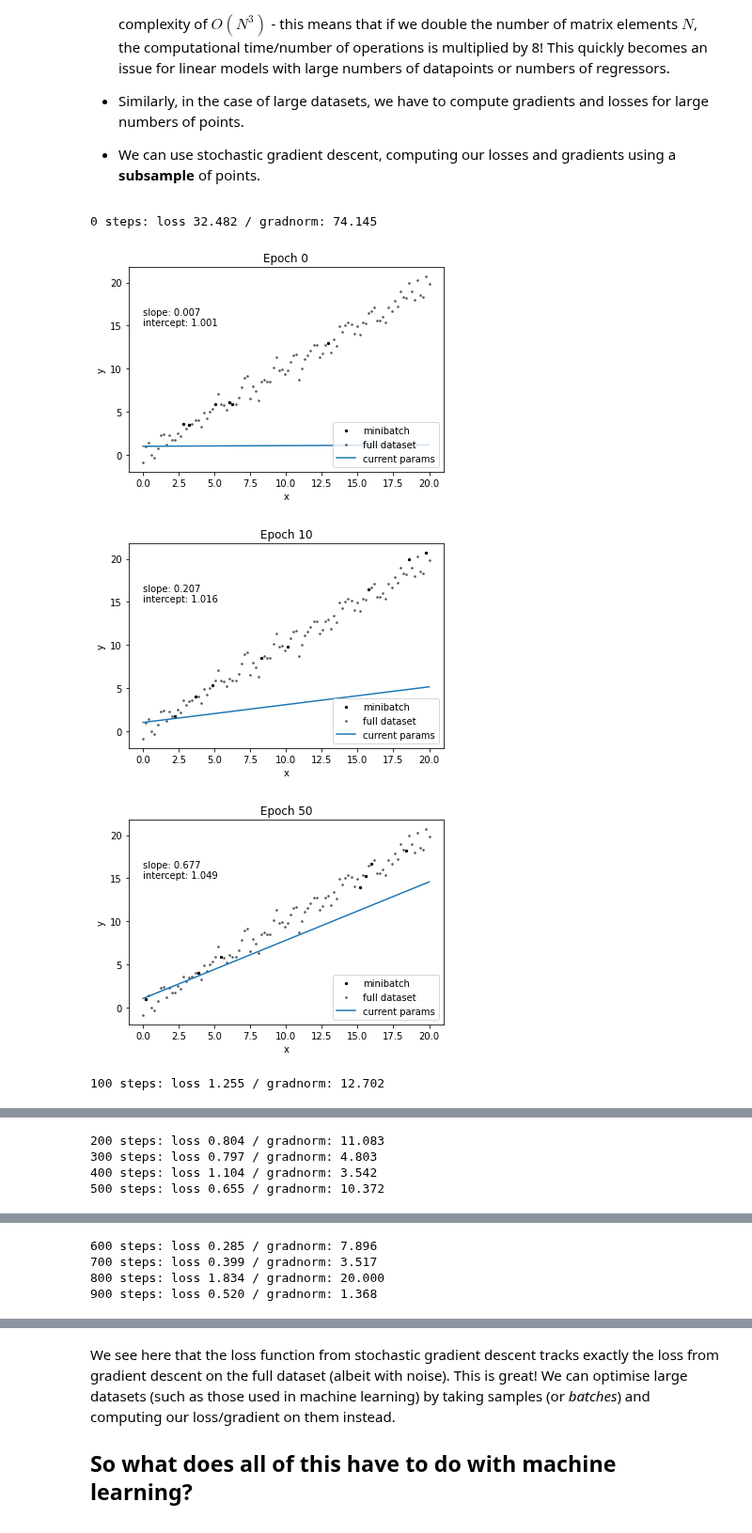
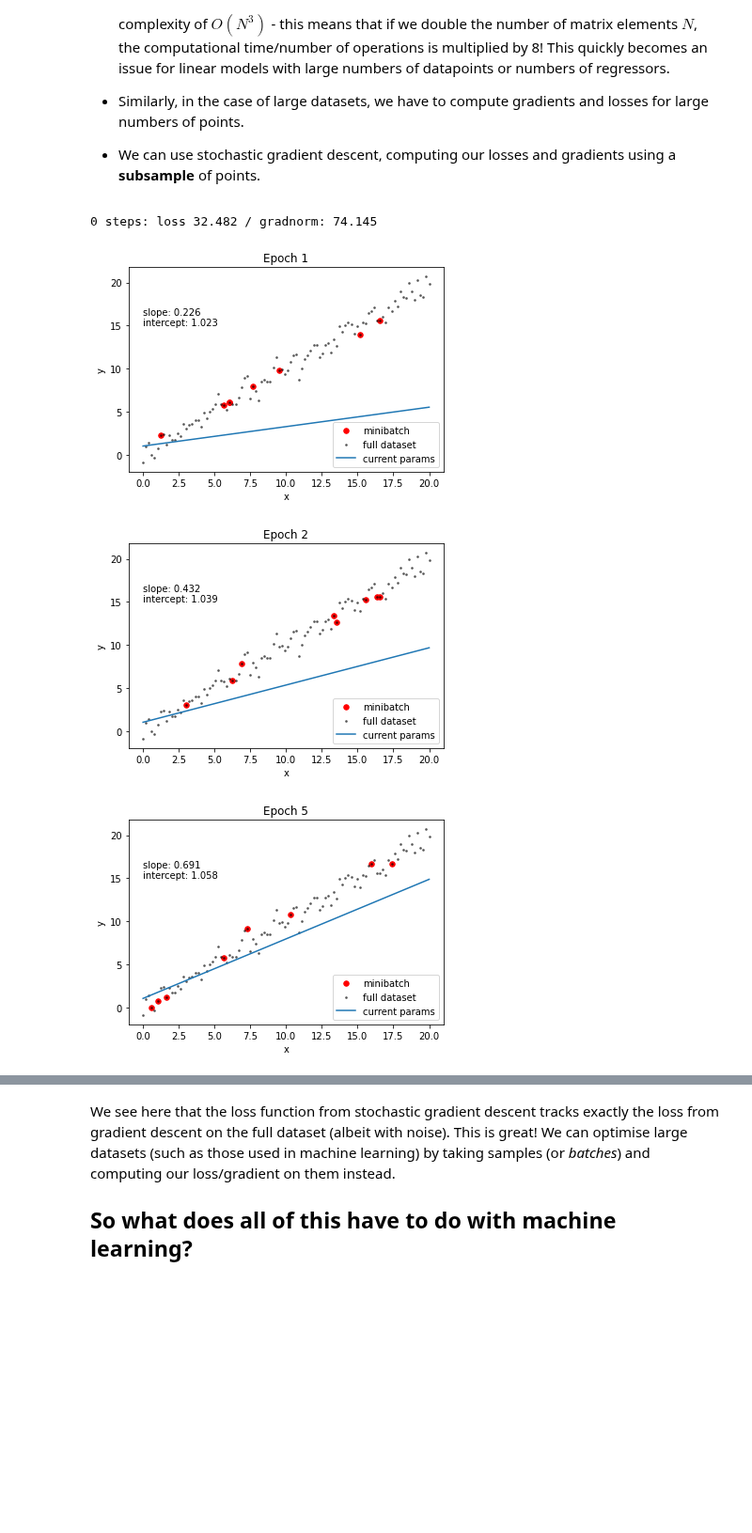
Before and after one commit to raphhbw/WAKE_workshops, a Jupyter notebook: machine_learning/session_01/s1_linearmodelstoml_full.ipynb, the cells around one changed output, grey strips where cells are left out. Shown at 94% size. Cells and saved outputs as stored; diff of their text form; code cells hidden in the pictures; blank space fills up the shorter version.

```diff
--- a/machine_learning/session_01/s1_linearmodelstoml_full.ipynb
+++ b/machine_learning/session_01/s1_linearmodelstoml_full.ipynb
@@ -118,7 +117,7 @@ def linear_model(pars, x, y):
     m, c = pars
     return m*x + c
 
-def loss_function(pars: list, x: jnp.ndarray, y: jnp.ndarray):
+def loss_function(pars: jnp.ndarray, x: jnp.ndarray, y: jnp.ndarray):
     y_model = linear_model(pars, x, y)
     return jnp.mean(jnp.square(y - y_model))
 # %% [markdown]
@@ -165,8 +164,8 @@ c_init = 1
 init_pars = jnp.array([m_init, c_init])
 _pars = init_pars
 
-eta = 1e-4
-n_optimisation_steps = 1000
+eta = 1e-3
+n_optimisation_steps = 100
 
 loss_arr = jnp.zeros(n_optimisation_steps)
 grad_arr = jnp.zeros(n_optimisation_steps)
@@ -183,7 +182,7 @@ for n in range(n_optimisation_steps):
         print(f"{n} steps: loss {_loss:.3f} / gradnorm: {jnp.linalg.norm(_loss_grads):.3f}")
 
     # plot at specific intervals
-    if n in [1, 10, 50, 100, 500, 1000, 2000]:
+    if n in [1, 2, 5, 10, 20, 50, 100]:
         _slope, _intercept = _pars
         plt.scatter(x, y_obs, c='k', s=5)
         plt.text(0, 15, f"slope: {_slope:.3f} \nintercept: {_intercept:.3f}")
@@ -238,8 +229,8 @@ c_init = 1
 init_pars = jnp.array([m_init, c_init])
 _pars = init_pars
 
-eta = 1e-4
-n_optimisation_steps = 1000
+eta = 1e-3
+n_optimisation_steps = 100
 batch_size = 8
 
 # because of how JAX randomness works, declare a key here for this cell.
@@ -250,36 +241,35 @@ loss_arr_stoch = jnp.zeros(n_optimisation_steps)
 grad_arr_stoch = jnp.zeros(n_optimisation_steps)
 
 for n in range(n_optimisation_steps):
 
     x_batch = jax.random.choice(sgd_rng_key, x, shape=(batch_size, ))
     y_batch = jax.random.choice(sgd_rng_key, y_obs, shape=(batch_size, ))
     _, sgd_rng_key = jax.random.split(sgd_rng_key)
 
     _loss_stoch = loss_function(_pars, x_batch, y_batch)
     loss_arr_stoch = loss_arr_stoch.at[n].set(_loss_stoch)
 
     _loss_grads_stoch = dloss_vec(_pars, x_batch, y_batch)
     grad_arr_stoch = grad_arr_stoch.at[n].set(jnp.linalg.norm(_loss_grads_stoch))
     _pars -= eta * _loss_grads_stoch
 
     if not (n % 100):
         print(f"{n} steps: loss {_loss_stoch:.3f} / gradnorm: {jnp.linalg.norm(_loss_grads_stoch):.3f}")
 
     # plot at specific intervals
-    if n in [0, 10, 50, 100, 500, 1000, 2000]:
+    if n in [1, 2, 5, 10, 20, 50, 100]:
         _slope, _intercept = _pars
-        plt.scatter(x_batch, y_batch, c='k', s=5, label='minibatch')
+        plt.scatter(x_batch, y_batch, c='red', s=30, label='minibatch')
         plt.scatter(x, y_obs, c='k', s=3, alpha=0.5, label='full dataset')
         plt.text(0, 15, f"slope: {_slope:.3f} \nintercept: {_intercept:.3f}")
         plt.plot(x, _intercept + _slope*x, label='current params')
         plt.xlabel("x")
         plt.ylabel("y")
         plt.title(f"Epoch {n}")
         plt.legend(loc='lower right')
         plt.show()
 # %% [output]
 0 steps: loss 32.482 / gradnorm: 74.145
-[figure, old version]
+[figure, new version]
-[figure, old version]
+[figure, new version]
-[figure, old version]
+[figure, new version]
-100 steps: loss 1.255 / gradnorm: 12.702
@@ -287,4 +276,0 @@ for n in range(n_optimisation_steps):
-200 steps: loss 0.804 / gradnorm: 11.083
-300 steps: loss 0.797 / gradnorm: 4.803
-400 steps: loss 1.104 / gradnorm: 3.542
-500 steps: loss 0.655 / gradnorm: 10.372
@@ -292,4 +277,0 @@ for n in range(n_optimisation_steps):
-600 steps: loss 0.285 / gradnorm: 7.896
-700 steps: loss 0.399 / gradnorm: 3.517
-800 steps: loss 1.834 / gradnorm: 20.000
-900 steps: loss 0.520 / gradnorm: 1.368
```
Also changed, not shown: parts of 14 cells of this notebook.
